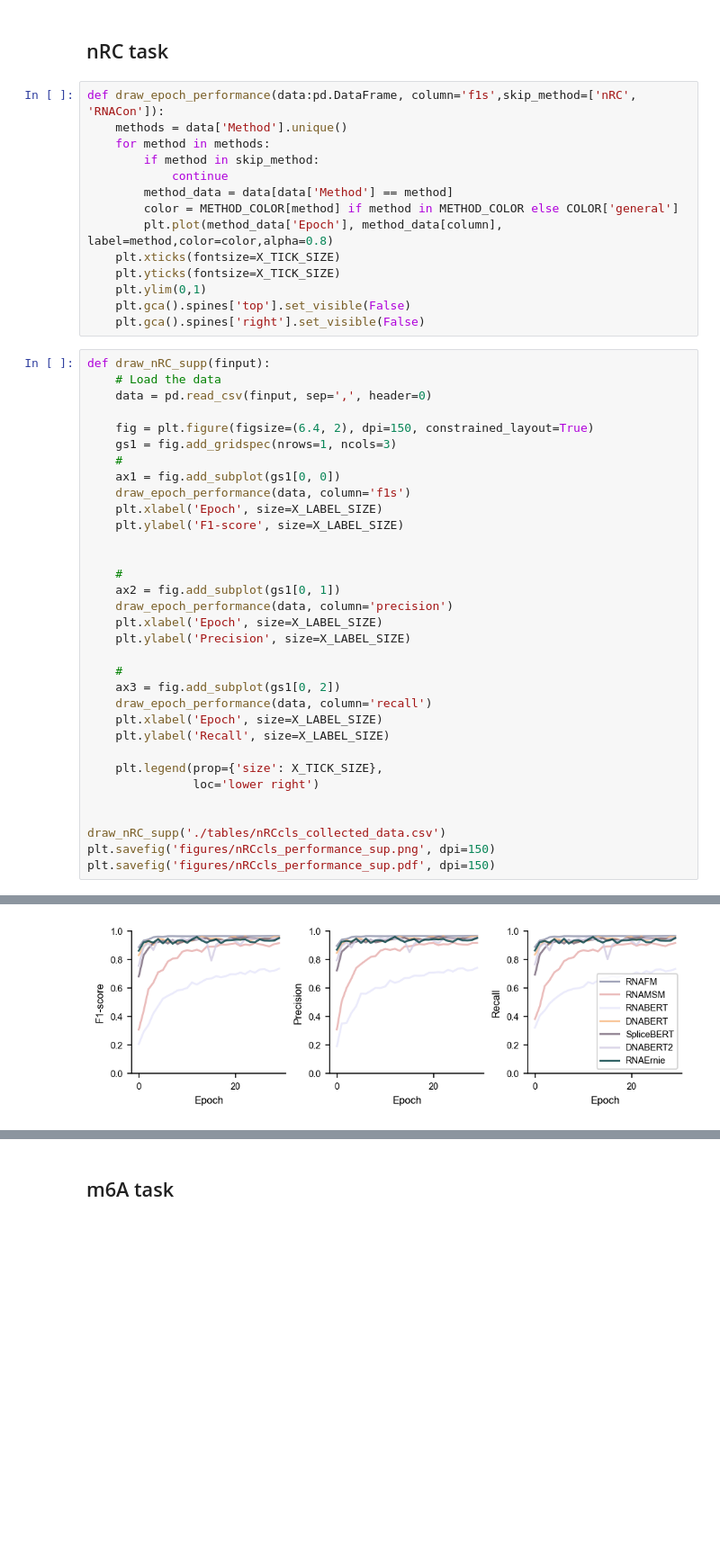
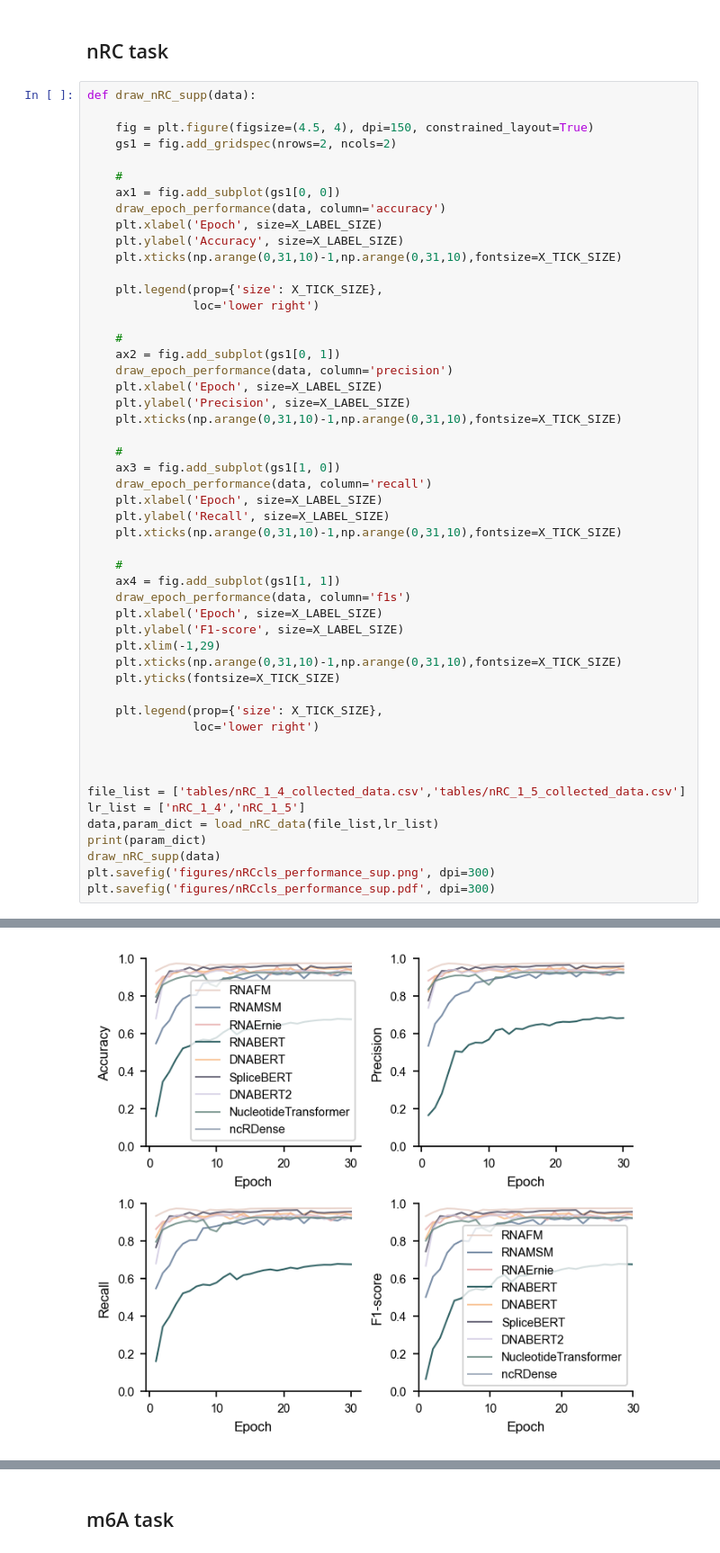
Before and after one commit to ShenLab-Genomics/biombenchmark, a Jupyter notebook: analyzer/analyze.ipynb, the cells around one changed output, grey strips where cells are left out. Shown at 90% size. Saved outputs shown, nothing was run; the diff lists cells and outputs as text; blank space fills up the shorter version.

```diff
--- a/analyzer/analyze.ipynb
+++ b/analyzer/analyze.ipynb
@@ -29,50 +92,54 @@ METHOD_COLOR = {
 # %% [markdown]
 ## nRC task
-# %%
-def draw_epoch_performance(data:pd.DataFrame, column='f1s',skip_method=['nRC', 'RNACon']):
-    methods = data['Method'].unique()
-    for method in methods:
-        if method in skip_method:
-            continue
-        method_data = data[data['Method'] == method]
-        color = METHOD_COLOR[method] if method in METHOD_COLOR else COLOR['general']
-        plt.plot(method_data['Epoch'], method_data[column], label=method,color=color,alpha=0.8)
-    plt.xticks(fontsize=X_TICK_SIZE)
-    plt.yticks(fontsize=X_TICK_SIZE)
-    plt.ylim(0,1)
-    plt.gca().spines['top'].set_visible(False)
-    plt.gca().spines['right'].set_visible(False)
 # %%
-def draw_nRC_supp(finput):
-    # Load the data
-    data = pd.read_csv(finput, sep=',', header=0)
+def draw_nRC_supp(data):
 
-    fig = plt.figure(figsize=(6.4, 2), dpi=150, constrained_layout=True)
-    gs1 = fig.add_gridspec(nrows=1, ncols=3)
+    fig = plt.figure(figsize=(4.5, 4), dpi=150, constrained_layout=True)
+    gs1 = fig.add_gridspec(nrows=2, ncols=2)
+
     #
     ax1 = fig.add_subplot(gs1[0, 0])
-    draw_epoch_performance(data, column='f1s')
+    draw_epoch_performance(data, column='accuracy')
     plt.xlabel('Epoch', size=X_LABEL_SIZE)
-    plt.ylabel('F1-score', size=X_LABEL_SIZE)
+    plt.ylabel('Accuracy', size=X_LABEL_SIZE)
+    plt.xticks(np.arange(0,31,10)-1,np.arange(0,31,10),fontsize=X_TICK_SIZE)
 
+    plt.legend(prop={'size': X_TICK_SIZE},
+               loc='lower right')
 
     #
     ax2 = fig.add_subplot(gs1[0, 1])
     draw_epoch_performance(data, column='precision')
     plt.xlabel('Epoch', size=X_LABEL_SIZE)
     plt.ylabel('Precision', size=X_LABEL_SIZE)
+    plt.xticks(np.arange(0,31,10)-1,np.arange(0,31,10),fontsize=X_TICK_SIZE)
 
     #
-    ax3 = fig.add_subplot(gs1[0, 2])
+    ax3 = fig.add_subplot(gs1[1, 0])
     draw_epoch_performance(data, column='recall')
     plt.xlabel('Epoch', size=X_LABEL_SIZE)
     plt.ylabel('Recall', size=X_LABEL_SIZE)
+    plt.xticks(np.arange(0,31,10)-1,np.arange(0,31,10),fontsize=X_TICK_SIZE)
+
+    #
+    ax4 = fig.add_subplot(gs1[1, 1])
+    draw_epoch_performance(data, column='f1s')
+    plt.xlabel('Epoch', size=X_LABEL_SIZE)
+    plt.ylabel('F1-score', size=X_LABEL_SIZE)
+    plt.xlim(-1,29)
+    plt.xticks(np.arange(0,31,10)-1,np.arange(0,31,10),fontsize=X_TICK_SIZE)
+    plt.yticks(fontsize=X_TICK_SIZE)
 
     plt.legend(prop={'size': X_TICK_SIZE},
                loc='lower right')
 
 
-draw_nRC_supp('./tables/nRCcls_collected_data.csv')
-plt.savefig('figures/nRCcls_performance_sup.png', dpi=150)
-plt.savefig('figures/nRCcls_performance_sup.pdf', dpi=150)
+
+file_list = ['tables/nRC_1_4_collected_data.csv','tables/nRC_1_5_collected_data.csv']
+lr_list = ['nRC_1_4','nRC_1_5']
+data,param_dict = load_nRC_data(file_list,lr_list)
+print(param_dict)
+draw_nRC_supp(data)
+plt.savefig('figures/nRCcls_performance_sup.png', dpi=300)
+plt.savefig('figures/nRCcls_performance_sup.pdf', dpi=300)
 # %% [output]
@@ -80,3 +148,3 @@ meta NOT subset; don't know how to subset; dropped
-[figure, old version]
+[figure, new version]
 # %%
 def draw_performance_bar(data:pd.DataFrame, column='f1s'):
```
Also changed, not shown: parts of 41 cells of this notebook, 3 other files.
